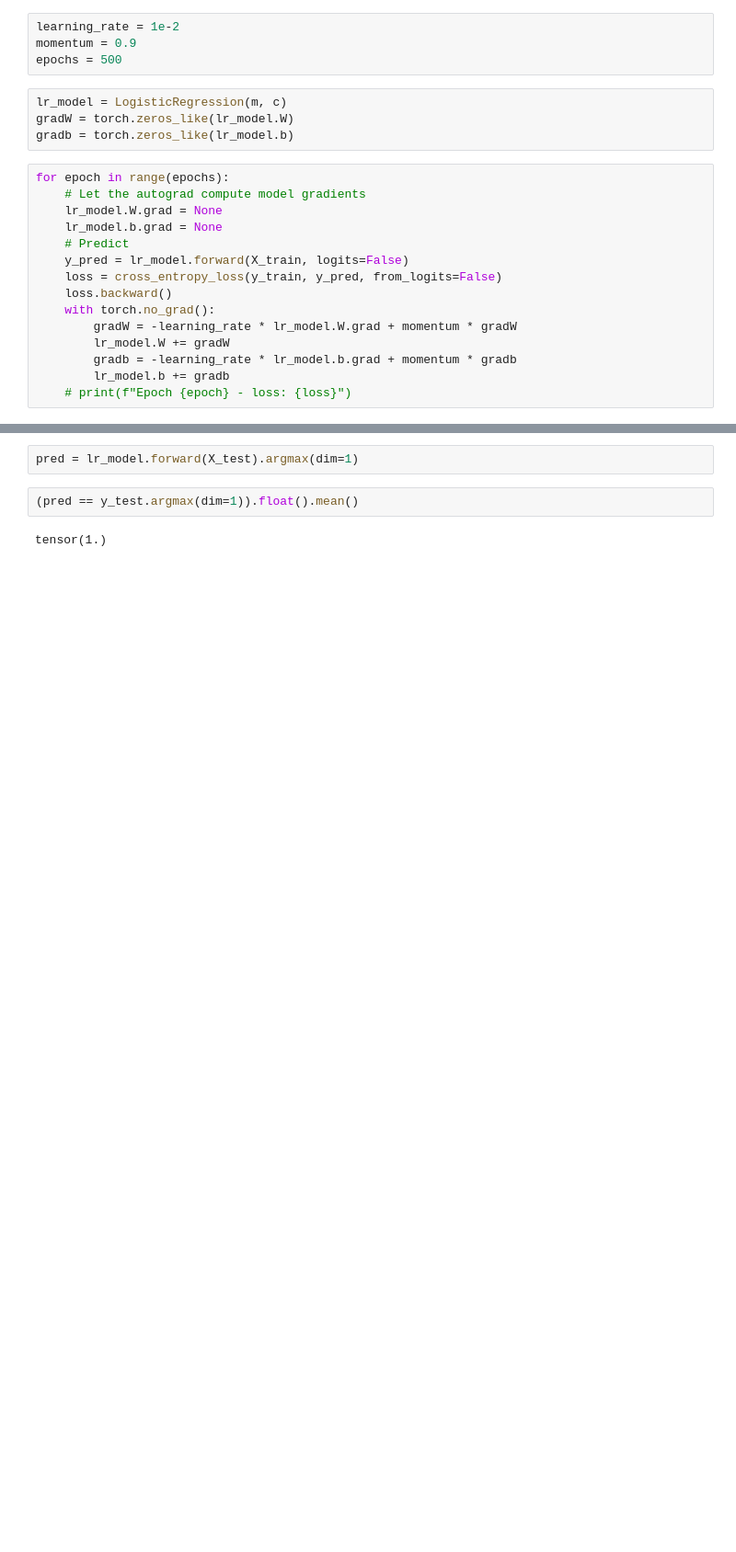
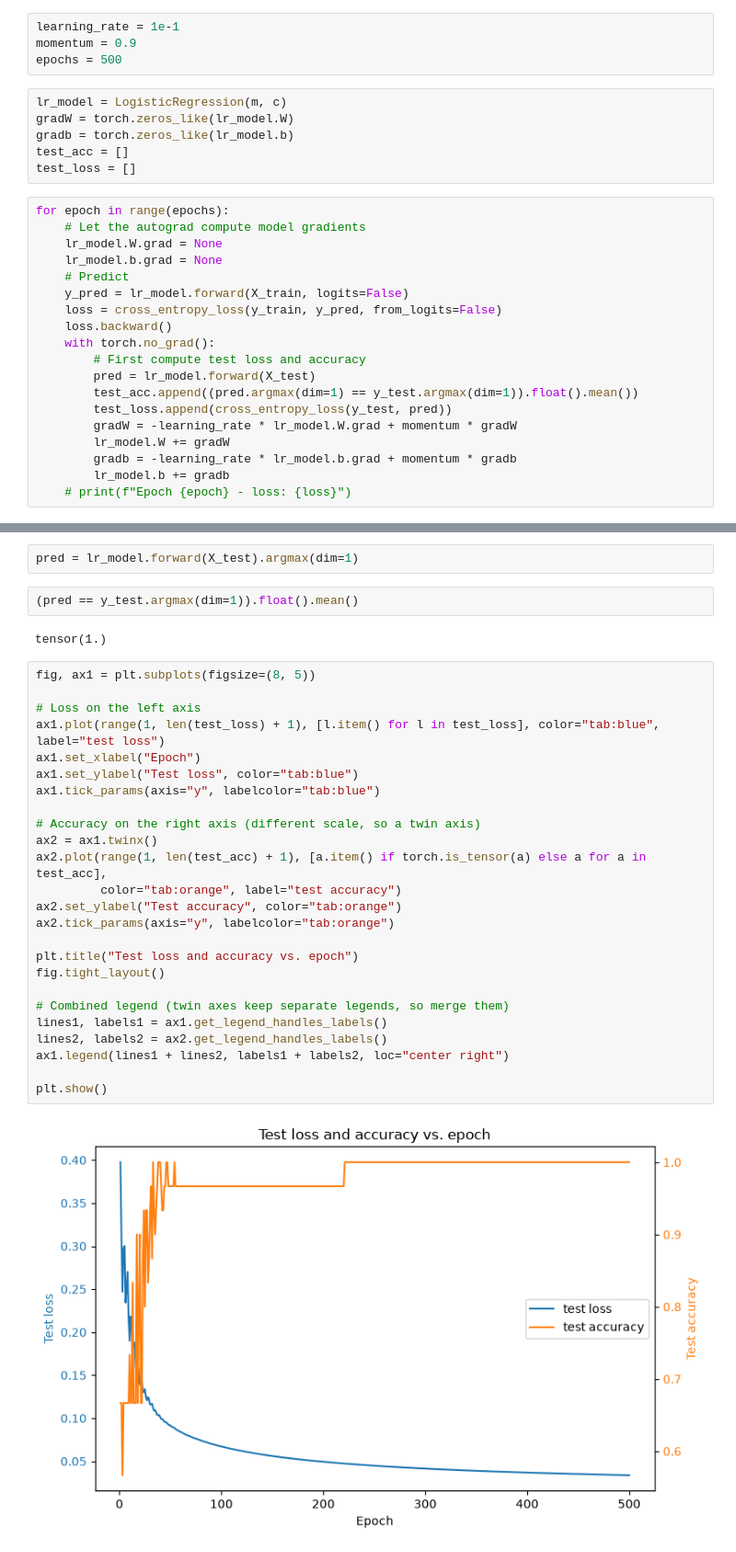
Before and after one commit to gmontamat/alice-book-notes, a Jupyter notebook: ch4-classification.ipynb, the cells around one changed output, grey strips where cells are left out. Shown at 92% size. Saved outputs shown, nothing was run; the diff lists cells and outputs as text; blank space fills up the shorter version.

```diff
--- a/ch4-classification.ipynb
+++ b/ch4-classification.ipynb
@@ -78,13 +79,15 @@ def cross_entropy_loss(y, y_pred, from_logits=False):
 
 The book doesn't derive the gradient for the logistic regression. The softmax function makes it a bit complicated. So we use torch's autograd for gradient descent.
 # %%
-learning_rate = 1e-2
+learning_rate = 1e-1
 momentum = 0.9
 epochs = 500
 # %%
 lr_model = LogisticRegression(m, c)
 gradW = torch.zeros_like(lr_model.W)
 gradb = torch.zeros_like(lr_model.b)
+test_acc = []
+test_loss = []
 # %%
 for epoch in range(epochs):
     # Let the autograd compute model gradients
@@ -95,6 +98,10 @@ for epoch in range(epochs):
     loss = cross_entropy_loss(y_train, y_pred, from_logits=False)
     loss.backward()
     with torch.no_grad():
+        # First compute test loss and accuracy
+        pred = lr_model.forward(X_test)
+        test_acc.append((pred.argmax(dim=1) == y_test.argmax(dim=1)).float().mean())
+        test_loss.append(cross_entropy_loss(y_test, pred))
         gradW = -learning_rate * lr_model.W.grad + momentum * gradW
         lr_model.W += gradW
         gradb = -learning_rate * lr_model.b.grad + momentum * gradb
@@ -110,3 +115,30 @@ pred = lr_model.forward(X_test).argmax(dim=1)
 (pred == y_test.argmax(dim=1)).float().mean()
 # %% [output]
 tensor(1.)
+# %%
+fig, ax1 = plt.subplots(figsize=(8, 5))
+
+# Loss on the left axis
+ax1.plot(range(1, len(test_loss) + 1), [l.item() for l in test_loss], color="tab:blue", label="test loss")
+ax1.set_xlabel("Epoch")
+ax1.set_ylabel("Test loss", color="tab:blue")
+ax1.tick_params(axis="y", labelcolor="tab:blue")
+
+# Accuracy on the right axis (different scale, so a twin axis)
+ax2 = ax1.twinx()
+ax2.plot(range(1, len(test_acc) + 1), [a.item() if torch.is_tensor(a) else a for a in test_acc],
+         color="tab:orange", label="test accuracy")
+ax2.set_ylabel("Test accuracy", color="tab:orange")
+ax2.tick_params(axis="y", labelcolor="tab:orange")
+
+plt.title("Test loss and accuracy vs. epoch")
+fig.tight_layout()
+
+# Combined legend (twin axes keep separate legends, so merge them)
+lines1, labels1 = ax1.get_legend_handles_labels()
+lines2, labels2 = ax2.get_legend_handles_labels()
+ax1.legend(lines1 + lines2, labels1 + labels2, loc="center right")
+
+plt.show()
+# %% [output]
+[figure, added]
```
Also changed, not shown: parts of 3 cells of this notebook, 1 other file.
